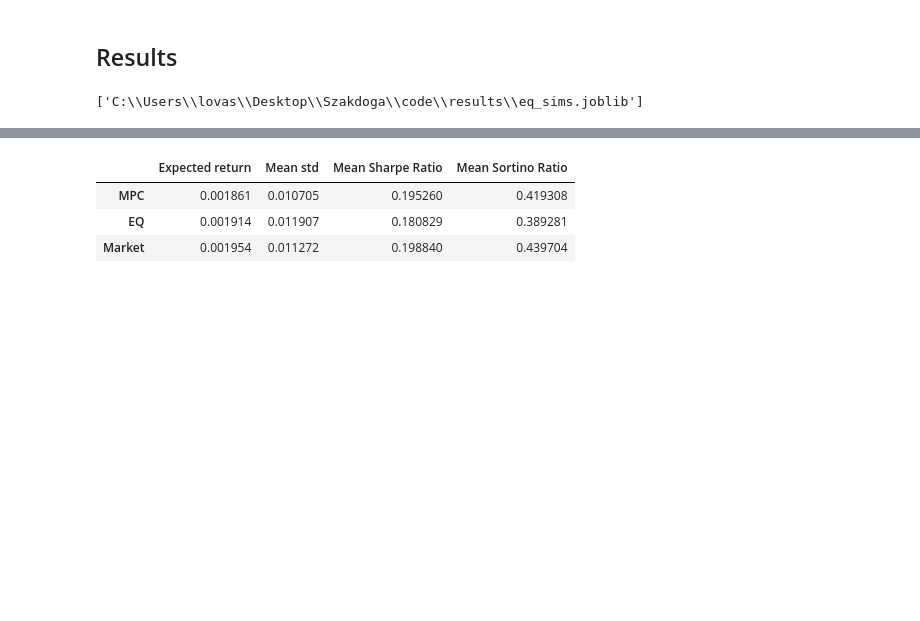
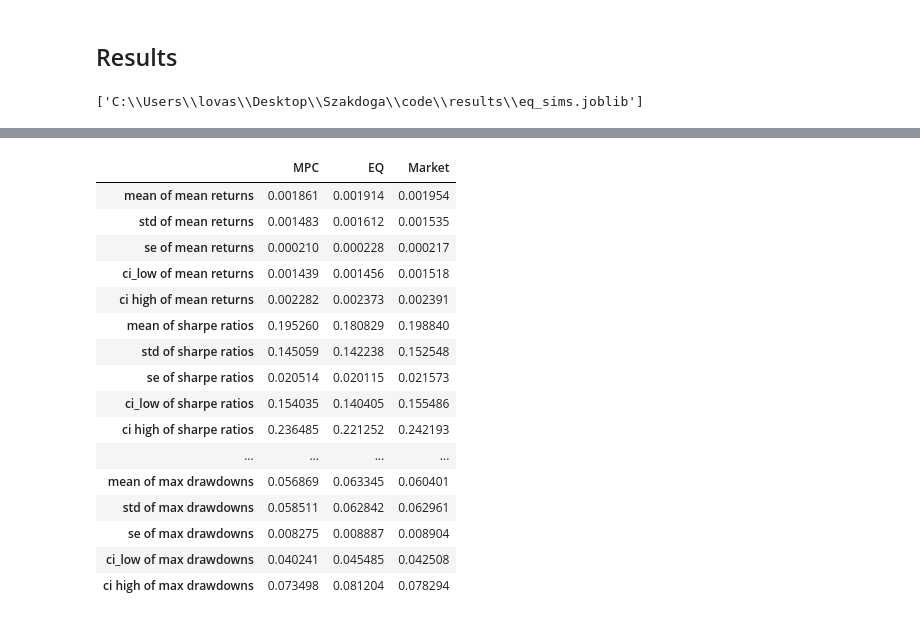
Before and after one commit to V4laky/PortfolioMPC, a Jupyter notebook: notebooks/convex_opt.ipynb, the cells around one changed output, grey strips where cells are left out. Saved outputs shown, nothing was run; the diff lists cells and outputs as text; code cells hidden in the pictures; blank space fills up the shorter version.

```diff
--- a/notebooks/convex_opt.ipynb
+++ b/notebooks/convex_opt.ipynb
@@ -107,6 +107,11 @@ dump(market_sims, project_root / "results/market_sims.joblib")
 dump(eq_sims, project_root / "results/eq_sims.joblib")
 # %% [output]
 ['C:\\Users\\lovas\\Desktop\\Szakdoga\\code\\results\\eq_sims.joblib']
+# %%
+from joblib import load
+MPC_sims = load(project_root / "results/MPC_sims.joblib")
+market_sims = load(project_root / "results/market_sims.joblib")
+eq_sims = load(project_root / "results/eq_sims.joblib")
 # %%
 market_sims = pd.DataFrame(market_sims)
 MPC_sims = pd.DataFrame(MPC_sims.sum(axis=2))
@@ -148,36 +135,2 @@ plot_simulations([MPC_sims, eq_sims, market_sims], labels=['MPC', 'EQ', 'Market'
-# %%
-def compute_returns(dfs:list[pd.DataFrame], names:list[str]):
-    returns = {}
-
-    for name, df in zip(names, dfs):
-        returns[name] = (df.T / df.T.shift(1)) - 1
-        returns[name].dropna(inplace=True)
-    return returns
 # %%
 returns = compute_returns([MPC_sims, eq_sims, market_sims], names=['MPC', 'EQ', 'Market'])
-# %%
-def compute_metrics(returns):
-    metrics = pd.DataFrame(index=returns.keys())
-
-    mean_returns = {}
-    std_r = {}
-
-    mean_sharpe_ratios = {}
-    mean_sortino_ratios = {}
-
-    for name, ret in returns.items():
-        mean_returns[name] = np.mean(ret)
-        std_r[name] = ret.std().mean()
-
-        mean_sharpe_ratios[name] = ((ret.mean() - rf) / ret.std()).mean()
-        mean_sortino_ratios[name] = ((ret.mean() - rf) / np.maximum(0, -ret).std()).mean()
-
-
-    metrics['Expected return'] = mean_returns
-    metrics['Mean std'] = std_r
-
-    metrics['Mean Sharpe Ratio'] = mean_sharpe_ratios
-    metrics['Mean Sortino Ratio'] = mean_sortino_ratios
-
-
-    return metrics
@@ -184,8 +166,21 @@ def compute_metrics(returns):
 # %%
-metrics = compute_metrics(returns)
+metrics = compute_metrics(returns, rf)
 metrics
 # %% [output]
-|  | Expected return | Mean std | Mean Sharpe Ratio | Mean Sortino Ratio |
-| MPC | 0.001861 | 0.010705 | 0.195260 | 0.419308 |
-| EQ | 0.001914 | 0.011907 | 0.180829 | 0.389281 |
-| Market | 0.001954 | 0.011272 | 0.198840 | 0.439704 |
+|  | MPC | EQ | Market |
+| mean of mean returns | 0.001861 | 0.001914 | 0.001954 |
+| std of mean returns | 0.001483 | 0.001612 | 0.001535 |
+| se of mean returns | 0.000210 | 0.000228 | 0.000217 |
+| ci_low of mean returns | 0.001439 | 0.001456 | 0.001518 |
+| ci high of mean returns | 0.002282 | 0.002373 | 0.002391 |
+| mean of sharpe ratios | 0.195260 | 0.180829 | 0.198840 |
+| std of sharpe ratios | 0.145059 | 0.142238 | 0.152548 |
+| se of sharpe ratios | 0.020514 | 0.020115 | 0.021573 |
+| ci_low of sharpe ratios | 0.154035 | 0.140405 | 0.155486 |
+| ci high of sharpe ratios | 0.236485 | 0.221252 | 0.242193 |
+| ... | ... | ... | ... |
+| mean of max drawdowns | 0.056869 | 0.063345 | 0.060401 |
+| std of max drawdowns | 0.058511 | 0.062842 | 0.062961 |
+| se of max drawdowns | 0.008275 | 0.008887 | 0.008904 |
+| ci_low of max drawdowns | 0.040241 | 0.045485 | 0.042508 |
+| ci high of max drawdowns | 0.073498 | 0.081204 | 0.078294 |
```
Also changed, not shown: parts of 11 cells of this notebook, 2 other files.
